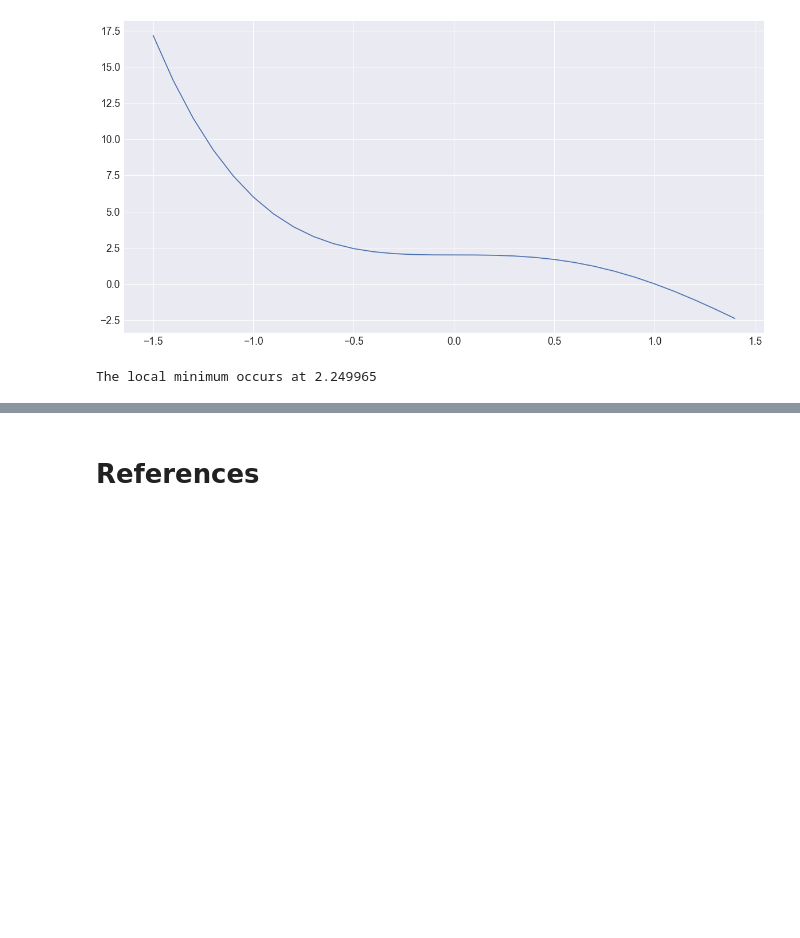
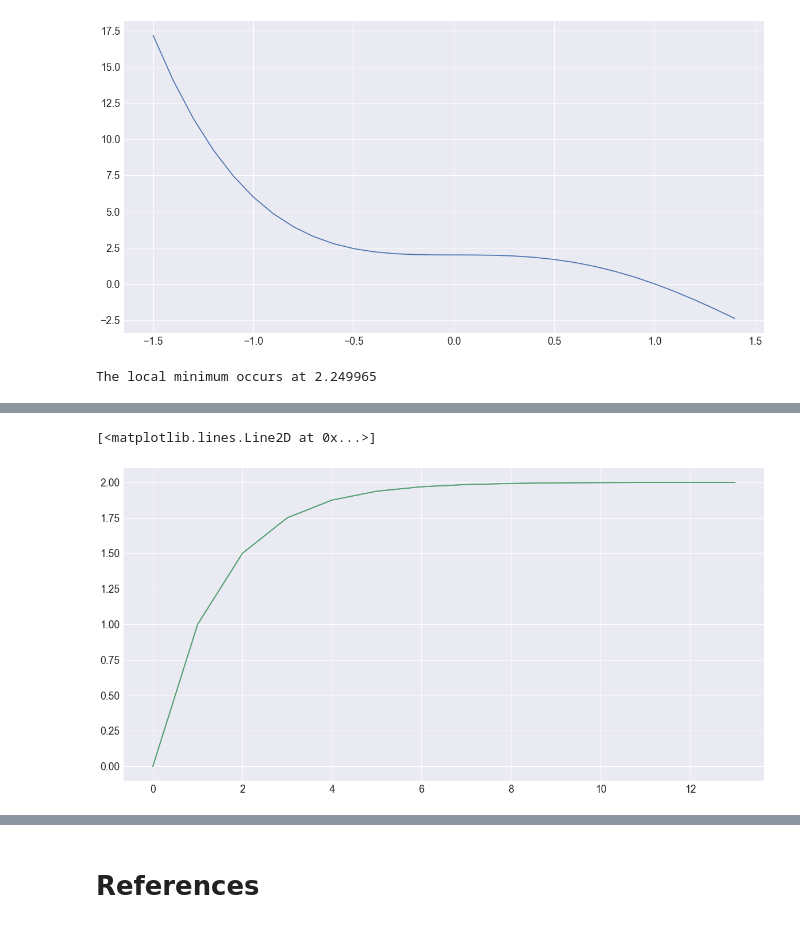
Before and after one commit to hsteinshiromoto/book.optimisation, a Jupyter notebook: src/notebooks/momentum.ipynb, the cells around one changed output, grey strips where cells are left out. Cells and saved outputs as stored; diff of their text form; code cells hidden in the pictures; blank space fills up the shorter version.

```diff
--- a/src/notebooks/momentum.ipynb
+++ b/src/notebooks/momentum.ipynb
@@ -129,0 +158,16 @@ The local minimum occurs at 2.249965
+# %%
+# Using state space
+
+A = np.matrix([[0.5, 0],[0, 0.5]])
+B = np.ones((2, 1))
+C = np.identity(2)
+D = np.zeros((2, 1))
+sys = control.StateSpace(A, B, C, D, True)
+# sysd = control.sample_system(sys)
+t, yout = control.step_response(sys)
+# %%
+plt.plot(t, yout[:, 0])
+plt.plot(t, yout[:, 1])
+# %% [output]
+[<matplotlib.lines.Line2D at 0x...>]
+[figure, added]
```
Also changed, not shown: parts of 5 cells of this notebook.
